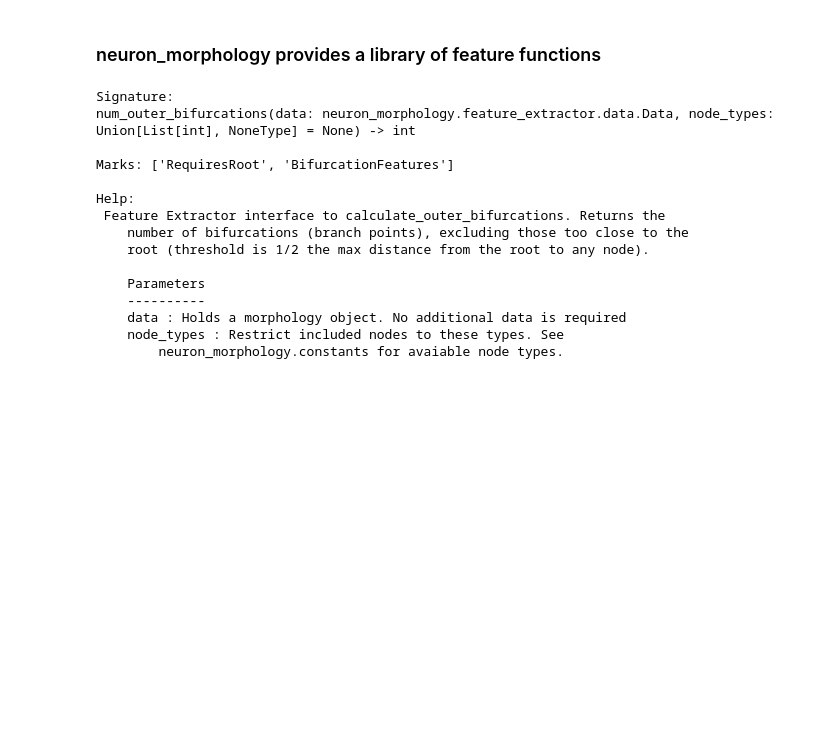
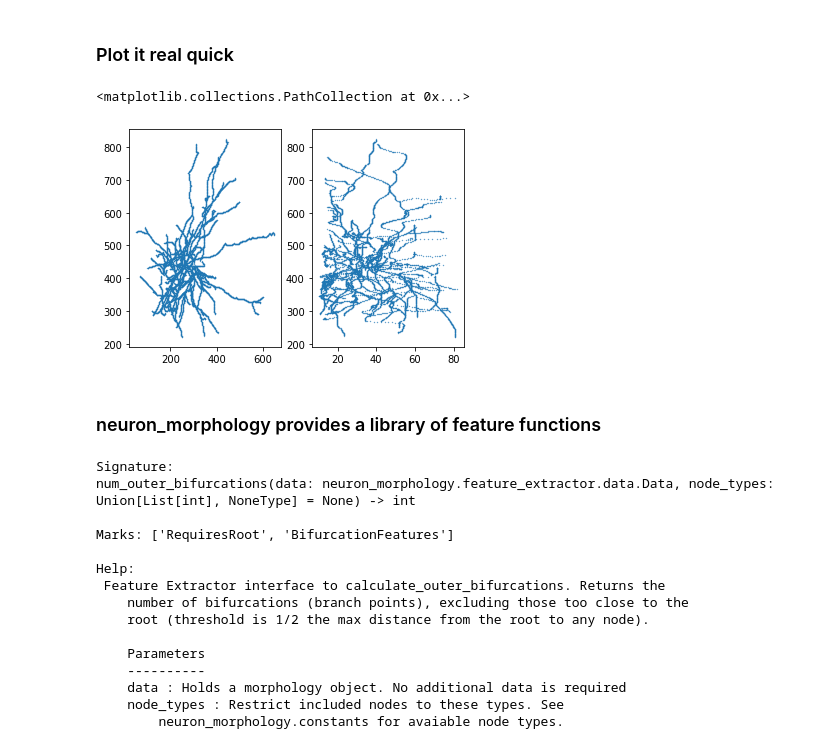
Before and after one commit to AllenInstitute/neuron_morphology, a Jupyter notebook: notebooks/feature_extractor_example.ipynb, the cells around one changed output. Drawn from its saved outputs; the diff is of its cells as text; code cells hidden in the pictures; blank space fills up the shorter version.

Commit message:
adding quick and dirty plot

```diff
--- a/notebooks/feature_extractor_example.ipynb
+++ b/notebooks/feature_extractor_example.ipynb
@@ -13,6 +13,22 @@ morphology = morphology_from_swc(morphology_swc)
 # Feature functions expect a Data object - in this case just a wrapper for a Morphology
 # If we were working with additional data (say, layer annotations) we would store these here as well
 test_data = Data(morphology)
+# %% [markdown]
+### Plot it real quick
+# %%
+import matplotlib.pyplot as plt
+
+nodes = morphology.nodes()
+x = [node['x'] for node in nodes]
+y = [node['y'] for node in nodes]
+z = [node['z'] for node in nodes]
+
+fig, ax = plt.subplots(1, 2)
+ax[0].scatter(x, y, s=0.1)
+ax[1].scatter(z, y, s=0.1)
+# %% [output]
+<matplotlib.collections.PathCollection at 0x...>
+[figure, added]
 # %% [markdown]
 ### neuron_morphology provides a library of feature functions
 # %%
```
Also changed, not shown: 1 other file.
